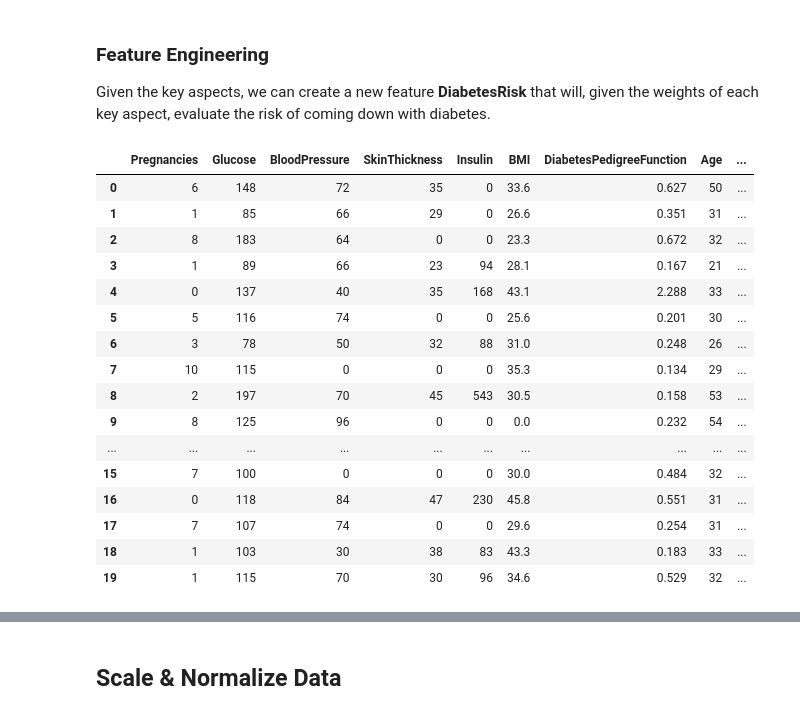
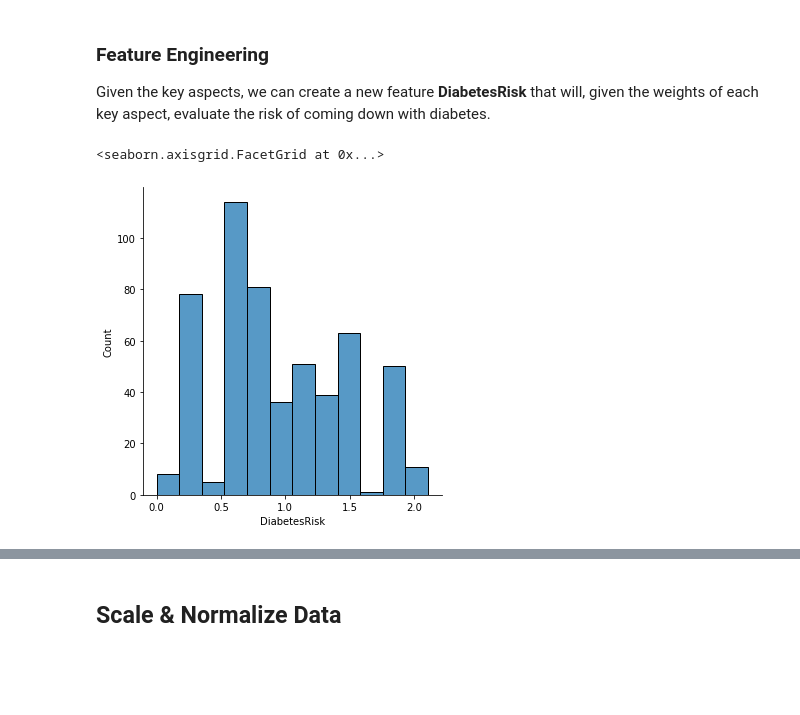
Before and after one commit to denysgerasymuk799/UCU_AI_Course_Project, a Jupyter notebook: 01_Process_Data_and_EDA.ipynb, the cells around one changed output, grey strips where cells are left out. Cells and saved outputs as stored; diff of their text form; code cells hidden in the pictures; blank space fills up the shorter version.

```diff
--- a/01_Process_Data_and_EDA.ipynb
+++ b/01_Process_Data_and_EDA.ipynb
@@ -130,26 +185,15 @@ def risk_eval(row):
     return risk
 # %%
 # Add new feature to the data frame.
-df["DiabetesRisk"] = df[["Glucose", "BMI", "Insulin", "Age", "Pregnancies"]].apply(risk_eval, axis=1) # passes row-wise
+df["DiabetesRisk"] = df[["Glucose", "BMI", "Insulin", "Age", "Pregnancies", "DiabetesPedigreeFunction"]]\
+    .apply(risk_eval, axis=1) # passes row-wise
 df.head(20)
-# %% [output]
-|  | Pregnancies | Glucose | BloodPressure | SkinThickness | Insulin | BMI | DiabetesPedigreeFunction | Age | ... |
-| 0 | 6 | 148 | 72 | 35 | 0 | 33.6 | 0.627 | 50 | ... |
-| 1 | 1 | 85 | 66 | 29 | 0 | 26.6 | 0.351 | 31 | ... |
-| 2 | 8 | 183 | 64 | 0 | 0 | 23.3 | 0.672 | 32 | ... |
-| 3 | 1 | 89 | 66 | 23 | 94 | 28.1 | 0.167 | 21 | ... |
-| 4 | 0 | 137 | 40 | 35 | 168 | 43.1 | 2.288 | 33 | ... |
-| 5 | 5 | 116 | 74 | 0 | 0 | 25.6 | 0.201 | 30 | ... |
-| 6 | 3 | 78 | 50 | 32 | 88 | 31.0 | 0.248 | 26 | ... |
-| 7 | 10 | 115 | 0 | 0 | 0 | 35.3 | 0.134 | 29 | ... |
-| 8 | 2 | 197 | 70 | 45 | 543 | 30.5 | 0.158 | 53 | ... |
-| 9 | 8 | 125 | 96 | 0 | 0 | 0.0 | 0.232 | 54 | ... |
-| ... | ... | ... | ... | ... | ... | ... | ... | ... | ... |
-| 15 | 7 | 100 | 0 | 0 | 0 | 30.0 | 0.484 | 32 | ... |
-| 16 | 0 | 118 | 84 | 47 | 230 | 45.8 | 0.551 | 31 | ... |
-| 17 | 7 | 107 | 74 | 0 | 0 | 29.6 | 0.254 | 31 | ... |
-| 18 | 1 | 103 | 30 | 38 | 83 | 43.3 | 0.183 | 33 | ... |
-| 19 | 1 | 115 | 70 | 30 | 96 | 34.6 | 0.529 | 32 | ... |
+# %%
+# Make sure that the feature distribution is not skewed.
+sns.displot(df, x="DiabetesRisk")
+# %% [output]
+<seaborn.axisgrid.FacetGrid at 0x...>
+[figure, added]
 # %%
 new_corrmat = df.corr()
 print(new_corrmat)
```
Also changed, not shown: parts of 17 cells of this notebook, 3 other files.
